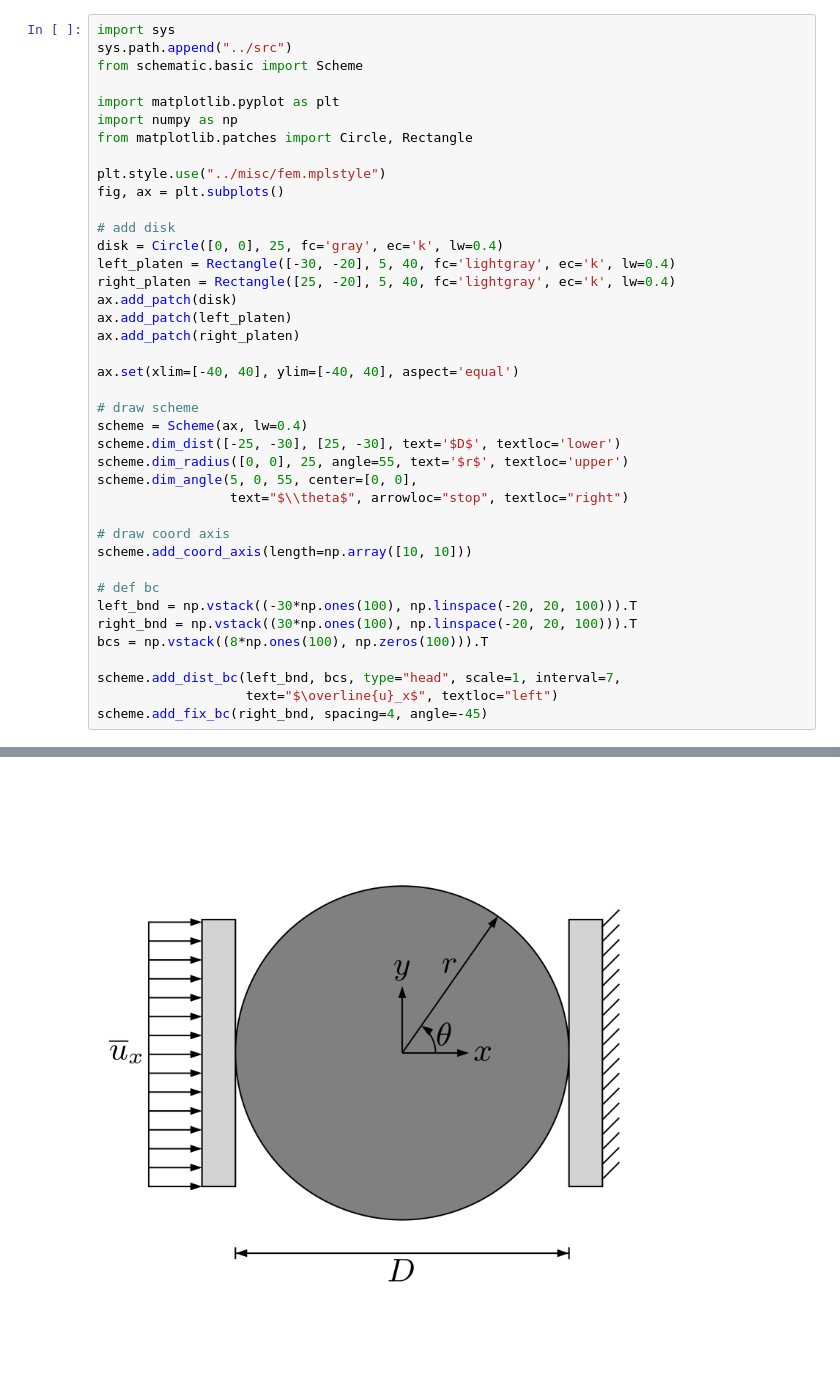
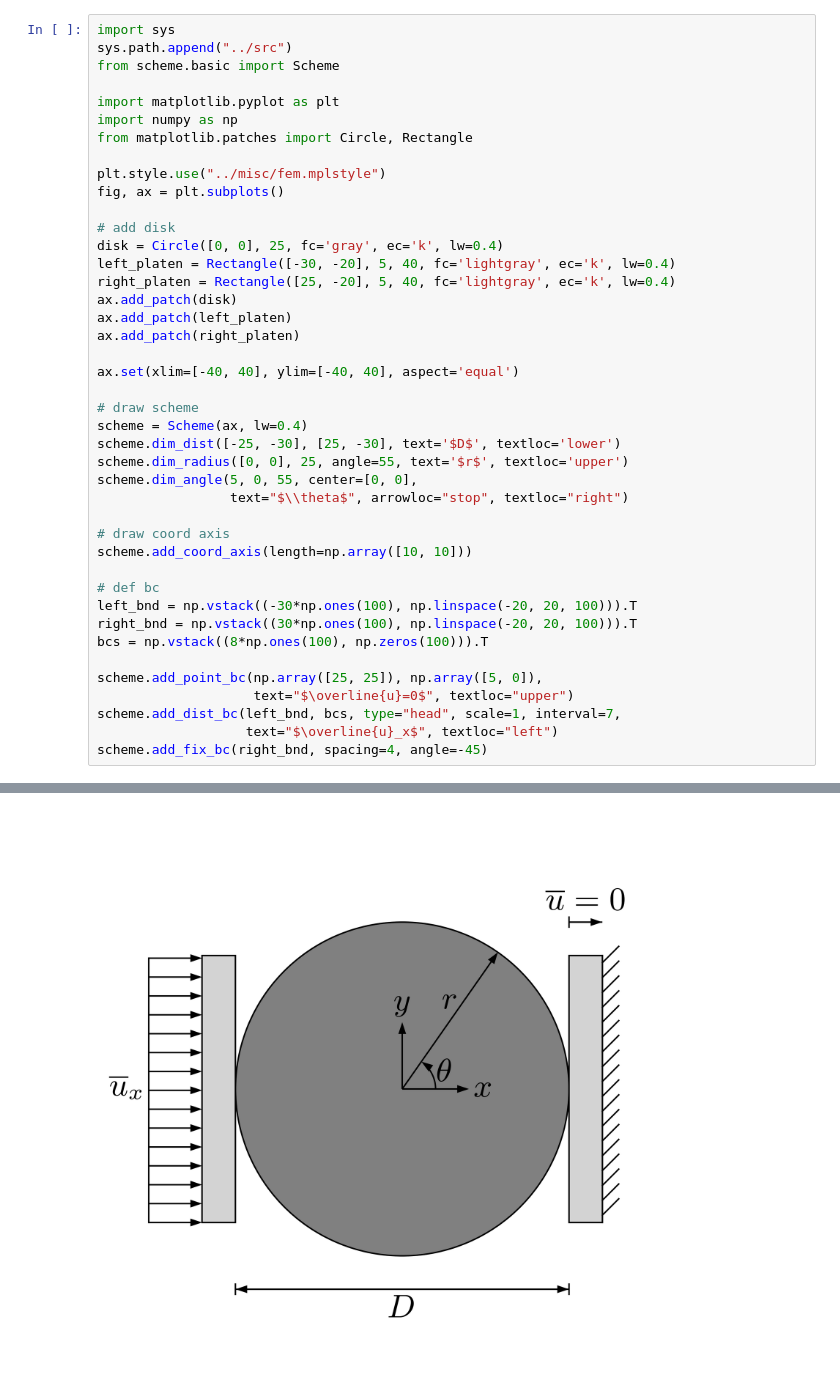
Before and after one commit to lyyc199586/cm-vis, a Jupyter notebook: examples/brz_scheme.ipynb, the cells around one changed output, grey strips where cells are left out. Drawn from its saved outputs; the diff is of its cells as text.

Commit message:
add example pf_scheme

```diff
--- a/examples/brz_scheme.ipynb
+++ b/examples/brz_scheme.ipynb
@@ -1,7 +1,7 @@
 # %%
 import sys
 sys.path.append("../src")
-from schematic.basic import Scheme
+from scheme.basic import Scheme
 
 import matplotlib.pyplot as plt
 import numpy as np
@@ -35,6 +35,8 @@ left_bnd = np.vstack((-30*np.ones(100), np.linspace(-20, 20, 100))).T
 right_bnd = np.vstack((30*np.ones(100), np.linspace(-20, 20, 100))).T
 bcs = np.vstack((8*np.ones(100), np.zeros(100))).T
 
+scheme.add_point_bc(np.array([25, 25]), np.array([5, 0]),
+                    text="$\overline{u}=0$", textloc="upper")
 scheme.add_dist_bc(left_bnd, bcs, type="head", scale=1, interval=7,
                    text="$\overline{u}_x$", textloc="left")
 scheme.add_fix_bc(right_bnd, spacing=4, angle=-45)
@@ -42 +46 @@ scheme.add_fix_bc(right_bnd, spacing=4, angle=-45)
-[figure, old version]
+[figure, new version]
```
Also changed, not shown: parts of 1 cell of this notebook, 5 other files.
